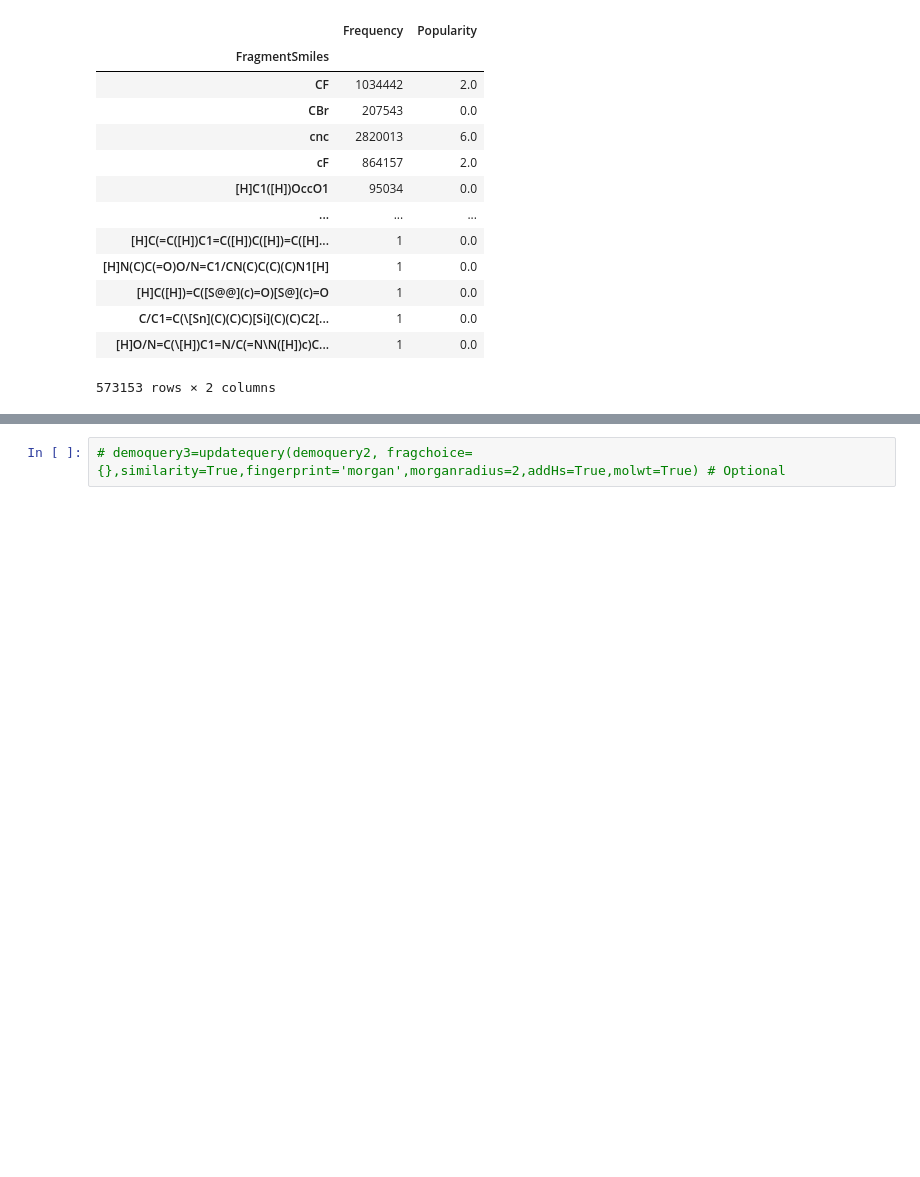
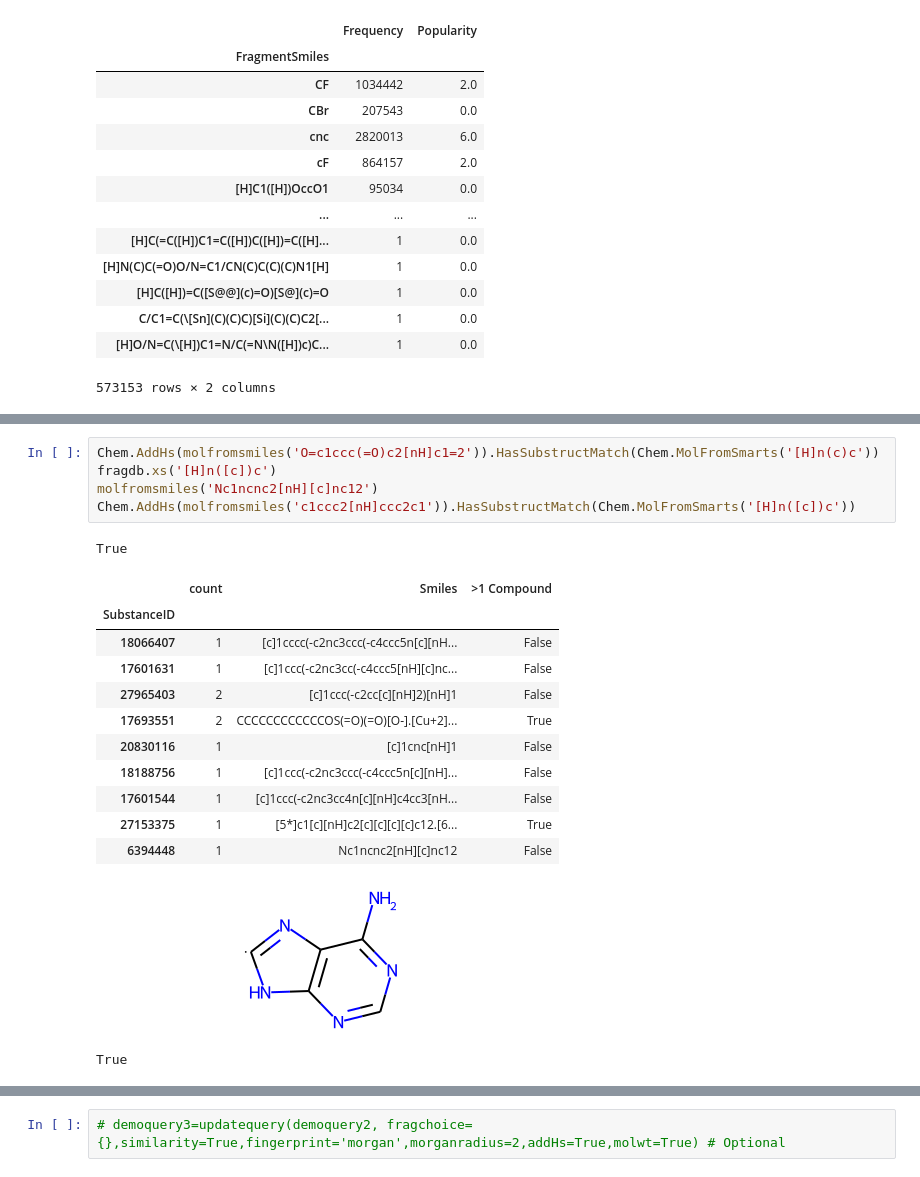
Before and after one commit to sustainable-processes/Impurity-Project, a Jupyter notebook: Predict_Impurities(Codebase).ipynb, the cells around one changed output, grey strips where cells are left out. Drawn from its saved outputs; the diff is of its cells as text; blank space fills up the shorter version.

```diff
--- a/Predict_Impurities(Codebase).ipynb
+++ b/Predict_Impurities(Codebase).ipynb
@@ -3374,0 +5502,20 @@ NameError: name 'fragdict' is not defined
+# %%
+Chem.AddHs(molfromsmiles('O=c1ccc(=O)c2[nH]c1=2')).HasSubstructMatch(Chem.MolFromSmarts('[H]n(c)c'))
+fragdb.xs('[H]n([c])c')
+molfromsmiles('Nc1ncnc2[nH][c]nc12')
+Chem.AddHs(molfromsmiles('c1ccc2[nH]ccc2c1')).HasSubstructMatch(Chem.MolFromSmarts('[H]n([c])c'))
+# %% [output]
+True
+|  | count | Smiles | >1 Compound |
+| SubstanceID |  |  |  |
+| 18066407 | 1 | [c]1cccc(-c2nc3ccc(-c4ccc5n[c][nH... | False |
+| 17601631 | 1 | [c]1ccc(-c2nc3cc(-c4ccc5[nH][c]nc... | False |
+| 27965403 | 2 | [c]1ccc(-c2cc[c][nH]2)[nH]1 | False |
+| 17693551 | 2 | CCCCCCCCCCCCOS(=O)(=O)[O-].[Cu+2]... | True |
+| 20830116 | 1 | [c]1cnc[nH]1 | False |
+| 18188756 | 1 | [c]1ccc(-c2nc3ccc(-c4ccc5n[c][nH]... | False |
+| 17601544 | 1 | [c]1ccc(-c2nc3cc4n[c][nH]c4cc3[nH... | False |
+| 27153375 | 1 | [5*]c1[c][nH]c2[c][c][c][c]c12.[6... | True |
+| 6394448 | 1 | Nc1ncnc2[nH][c]nc12 | False |
+[figure, added]
+True
```
Also changed, not shown: parts of 242 cells of this notebook, 4 other files.
